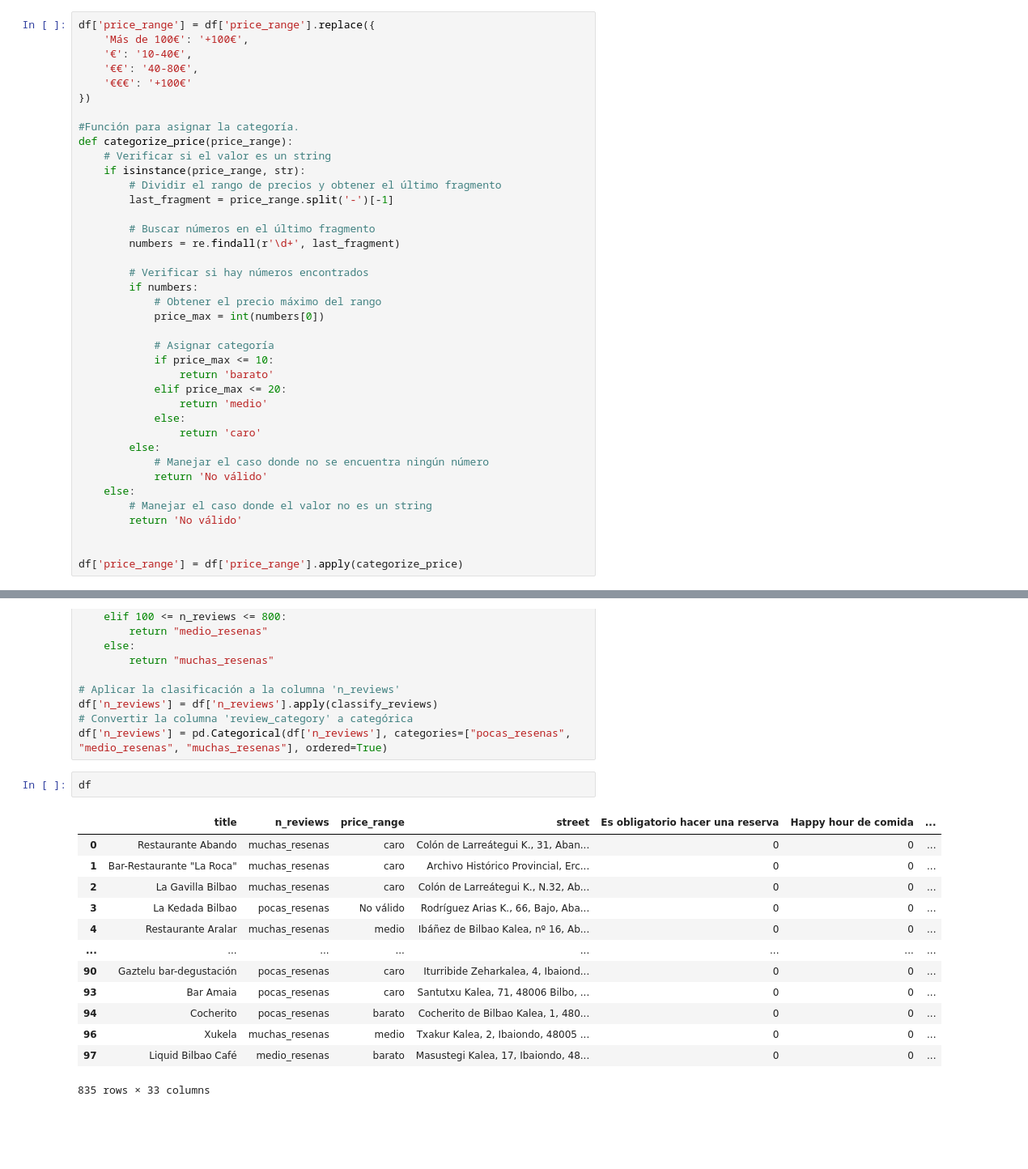
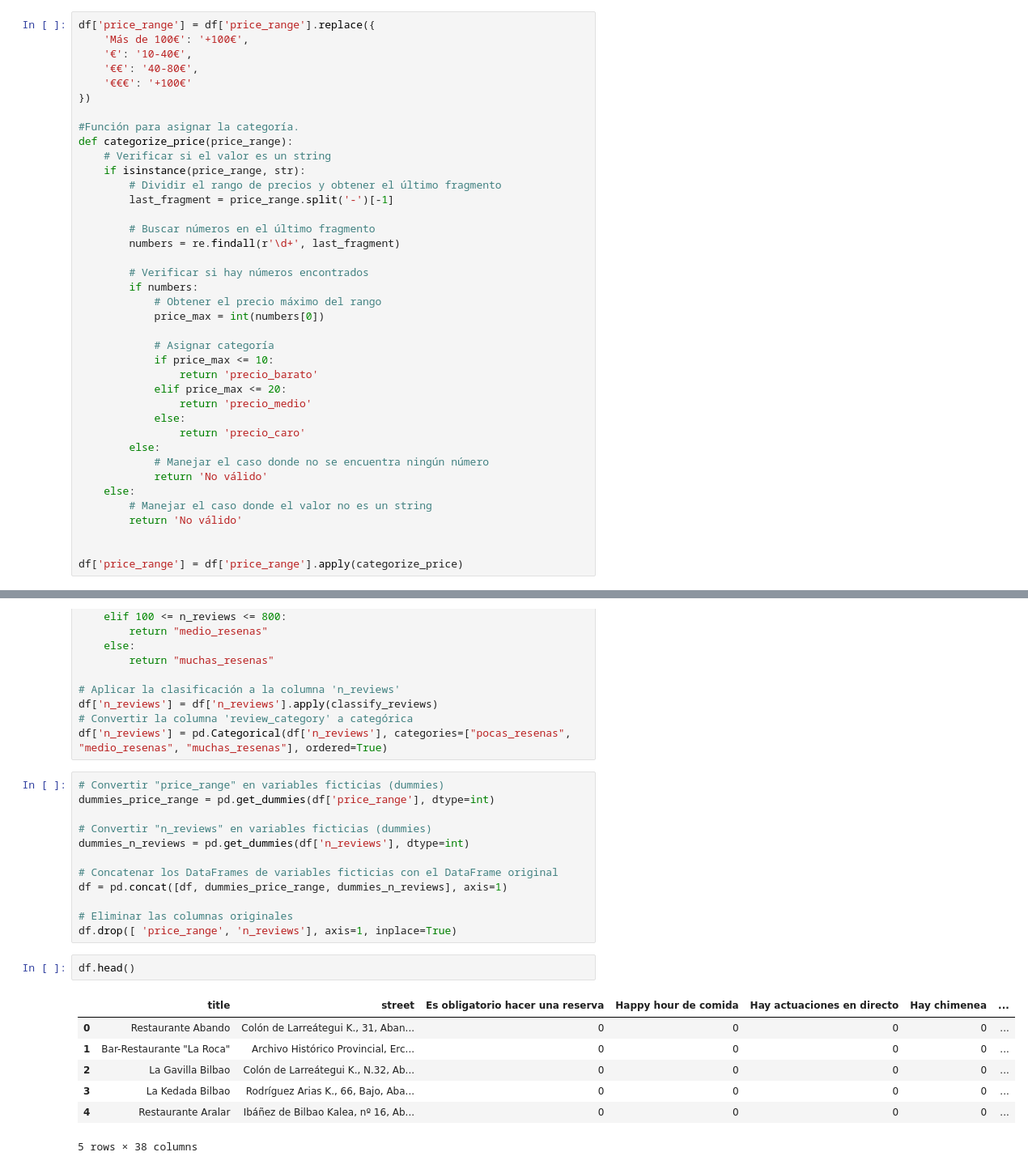
Before and after one commit to Betagmr/restaurant-recomender, a Jupyter notebook: procesamiento2.ipynb, the cells around one changed output, grey strips where cells are left out. Shown at 81% size. Saved outputs shown, nothing was run; the diff lists cells and outputs as text; blank space fills up the shorter version.

```diff
--- a/procesamiento2.ipynb
+++ b/procesamiento2.ipynb
@@ -108,11 +110,11 @@ def categorize_price(price_range):
 
             # Asignar categoría
             if price_max <= 10:
-                return 'barato'
+                return 'precio_barato'
             elif price_max <= 20:
-                return 'medio'
+                return 'precio_medio'
             else:
-                return 'caro'
+                return 'precio_caro'
         else:
             # Manejar el caso donde no se encuentra ningún número
             return 'No válido'
@@ -136,19 +138,25 @@ def classify_reviews(n_reviews):
 df['n_reviews'] = df['n_reviews'].apply(classify_reviews)
 # Convertir la columna 'review_category' a categórica
 df['n_reviews'] = pd.Categorical(df['n_reviews'], categories=["pocas_resenas", "medio_resenas", "muchas_resenas"], ordered=True)
+# %%
+# Convertir "price_range" en variables ficticias (dummies)
+dummies_price_range = pd.get_dummies(df['price_range'], dtype=int)
+
+# Convertir "n_reviews" en variables ficticias (dummies)
+dummies_n_reviews = pd.get_dummies(df['n_reviews'], dtype=int)
+
+# Concatenar los DataFrames de variables ficticias con el DataFrame original
+df = pd.concat([df, dummies_price_range, dummies_n_reviews], axis=1)
+
+# Eliminar las columnas originales
+df.drop([ 'price_range', 'n_reviews'], axis=1, inplace=True)
 # %%
-df
+df.head()
 # %% [output]
-|  | title | n_reviews | price_range | street | Es obligatorio hacer una reserva | Happy hour de comida | ... |
-| 0 | Restaurante Abando | muchas_resenas | caro | Colón de Larreátegui K., 31, Aban... | 0 | 0 | ... |
-| 1 | Bar-Restaurante "La Roca" | muchas_resenas | caro | Archivo Histórico Provincial, Erc... | 0 | 0 | ... |
-| 2 | La Gavilla Bilbao | muchas_resenas | caro | Colón de Larreátegui K., N.32, Ab... | 0 | 0 | ... |
-| 3 | La Kedada Bilbao | pocas_resenas | No válido | Rodríguez Arias K., 66, Bajo, Aba... | 0 | 0 | ... |
-| 4 | Restaurante Aralar | muchas_resenas | medio | Ibáñez de Bilbao Kalea, nº 16, Ab... | 0 | 0 | ... |
-| ... | ... | ... | ... | ... | ... | ... | ... |
-| 90 | Gaztelu bar-degustación | pocas_resenas | caro | Iturribide Zeharkalea, 4, Ibaiond... | 0 | 0 | ... |
-| 93 | Bar Amaia | pocas_resenas | caro | Santutxu Kalea, 71, 48006 Bilbo, ... | 0 | 0 | ... |
-| 94 | Cocherito | pocas_resenas | barato | Cocherito de Bilbao Kalea, 1, 480... | 0 | 0 | ... |
-| 96 | Xukela | muchas_resenas | medio | Txakur Kalea, 2, Ibaiondo, 48005 ... | 0 | 0 | ... |
-| 97 | Liquid Bilbao Café | medio_resenas | barato | Masustegi Kalea, 17, Ibaiondo, 48... | 0 | 0 | ... |
+|  | title | street | Es obligatorio hacer una reserva | Happy hour de comida | Hay actuaciones en directo | Hay chimenea | ... |
+| 0 | Restaurante Abando | Colón de Larreátegui K., 31, Aban... | 0 | 0 | 0 | 0 | ... |
+| 1 | Bar-Restaurante "La Roca" | Archivo Histórico Provincial, Erc... | 0 | 0 | 0 | 0 | ... |
+| 2 | La Gavilla Bilbao | Colón de Larreátegui K., N.32, Ab... | 0 | 0 | 0 | 0 | ... |
+| 3 | La Kedada Bilbao | Rodríguez Arias K., 66, Bajo, Aba... | 0 | 0 | 0 | 0 | ... |
+| 4 | Restaurante Aralar | Ibáñez de Bilbao Kalea, nº 16, Ab... | 0 | 0 | 0 | 0 | ... |
-835 rows × 33 columns
+5 rows × 38 columns
```
Also changed, not shown: parts of 2 cells of this notebook.
